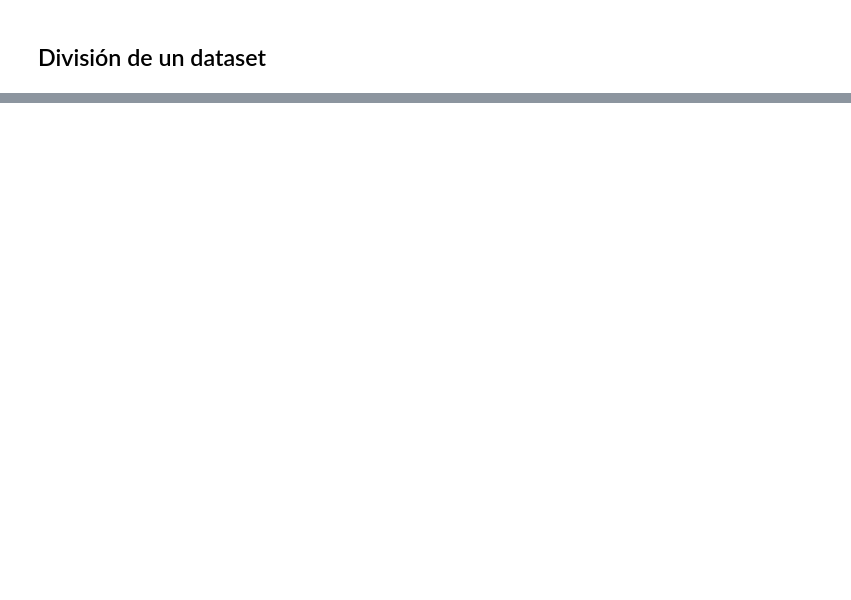
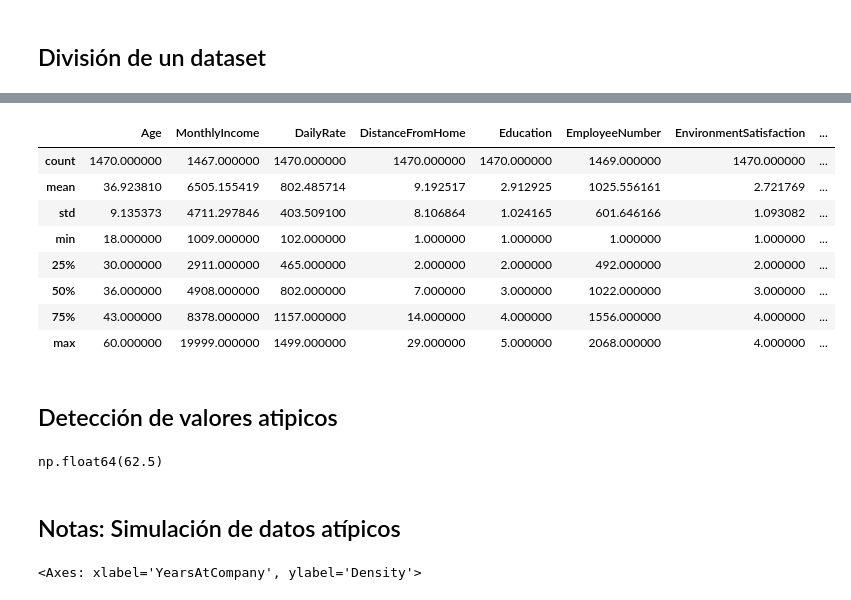
Before and after one commit to Dannyetoo/Diplomado-IA, a Jupyter notebook: Modulo_3/Proyecto_1/Importar_datos.ipynb, the cells around one changed output, grey strips where cells are left out. Drawn from its saved outputs; the diff is of its cells as text; code cells hidden in the pictures; blank space fills up the shorter version.

```diff
--- a/Modulo_3/Proyecto_1/Importar_datos.ipynb
+++ b/Modulo_3/Proyecto_1/Importar_datos.ipynb
@@ -154,0 +399,12 @@ personas_sueldo_bien[personas_sueldo_bien['JobRole'] == 'Research Director'].des
+# %%
+df_clean.describe()
+# %% [output]
+|  | Age | MonthlyIncome | DailyRate | DistanceFromHome | Education | EmployeeNumber | EnvironmentSatisfaction | ... |
+| count | 1470.000000 | 1467.000000 | 1470.000000 | 1470.000000 | 1470.000000 | 1469.000000 | 1470.000000 | ... |
+| mean | 36.923810 | 6505.155419 | 802.485714 | 9.192517 | 2.912925 | 1025.556161 | 2.721769 | ... |
+| std | 9.135373 | 4711.297846 | 403.509100 | 8.106864 | 1.024165 | 601.646166 | 1.093082 | ... |
+| min | 18.000000 | 1009.000000 | 102.000000 | 1.000000 | 1.000000 | 1.000000 | 1.000000 | ... |
+| 25% | 30.000000 | 2911.000000 | 465.000000 | 2.000000 | 2.000000 | 492.000000 | 2.000000 | ... |
+| 50% | 36.000000 | 4908.000000 | 802.000000 | 7.000000 | 3.000000 | 1022.000000 | 3.000000 | ... |
+| 75% | 43.000000 | 8378.000000 | 1157.000000 | 14.000000 | 4.000000 | 1556.000000 | 4.000000 | ... |
+| max | 60.000000 | 19999.000000 | 1499.000000 | 29.000000 | 5.000000 | 2068.000000 | 4.000000 | ... |
@@ -154,0 +413,2 @@ personas_sueldo_bien[personas_sueldo_bien['JobRole'] == 'Research Director'].des
+# %% [markdown]
+## Detección de valores atipicos
@@ -154,0 +419,15 @@ personas_sueldo_bien[personas_sueldo_bien['JobRole'] == 'Research Director'].des
+# %%
+Q1 = df_clean ['Age']. quantile(0.25)
+Q3 = df_clean ['Age']. quantile(0.75)
+
+IQR = Q3 - Q1
+
+limite_inferior = Q1 - 1.5 * IQR
+limite_inferior
+
+limite_superior = Q3 + 1.5 *IQR
+limite_superior
+# %% [output]
+np.float64(62.5)
+# %% [markdown]
+## Notas: Simulación de datos atípicos
@@ -154,0 +441,4 @@ personas_sueldo_bien[personas_sueldo_bien['JobRole'] == 'Research Director'].des
+# %%
+df_test.boxplot(column='Age')
+# %% [output]
+<Axes: xlabel='YearsAtCompany', ylabel='Density'>
```
Also changed, not shown: parts of 49 cells of this notebook, 16 other files.
